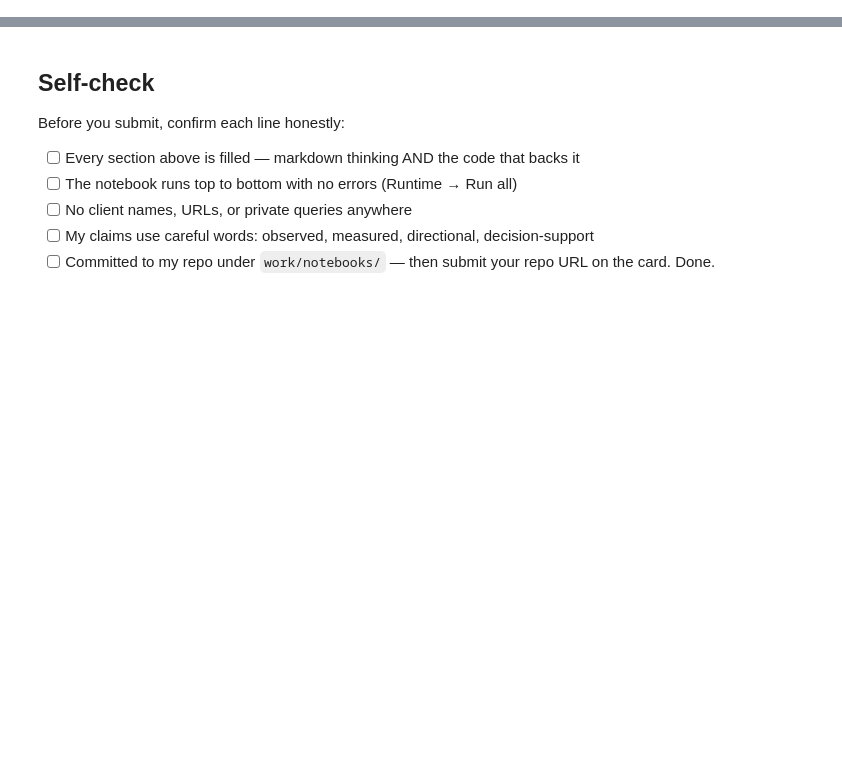
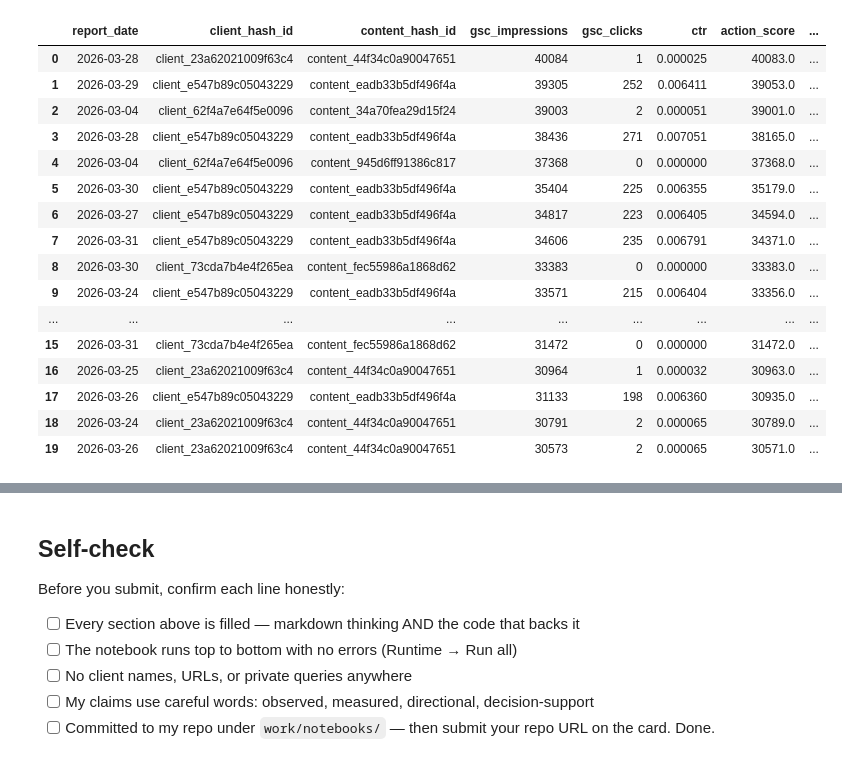
Before and after one commit to Ahsan-Qadeer/FlyRank-ML, a Jupyter notebook: work/notebooks/w04_baseline_score.ipynb, the cells around one changed output, grey strips where cells are left out. Saved outputs shown, nothing was run; the diff lists cells and outputs as text; code cells hidden in the pictures; blank space fills up the shorter version.

```diff
--- a/work/notebooks/w04_baseline_score.ipynb
+++ b/work/notebooks/w04_baseline_score.ipynb
@@ -140,3 +162,30 @@ print("\nCSV written successfully.")
+# %%
+top20 = con.sql("""
+SELECT *
+FROM read_csv_auto('work/outputs/baseline_action_score.csv')
+ORDER BY action_score DESC
+LIMIT 20
+""").df()
+
+top20
+# %% [output]
+|  | report_date | client_hash_id | content_hash_id | gsc_impressions | gsc_clicks | ctr | action_score | ... |
+| 0 | 2026-03-28 | client_23a62021009f63c4 | content_44f34c0a90047651 | 40084 | 1 | 0.000025 | 40083.0 | ... |
+| 1 | 2026-03-29 | client_e547b89c05043229 | content_eadb33b5df496f4a | 39305 | 252 | 0.006411 | 39053.0 | ... |
+| 2 | 2026-03-04 | client_62f4a7e64f5e0096 | content_34a70fea29d15f24 | 39003 | 2 | 0.000051 | 39001.0 | ... |
+| 3 | 2026-03-28 | client_e547b89c05043229 | content_eadb33b5df496f4a | 38436 | 271 | 0.007051 | 38165.0 | ... |
+| 4 | 2026-03-04 | client_62f4a7e64f5e0096 | content_945d6ff91386c817 | 37368 | 0 | 0.000000 | 37368.0 | ... |
+| 5 | 2026-03-30 | client_e547b89c05043229 | content_eadb33b5df496f4a | 35404 | 225 | 0.006355 | 35179.0 | ... |
+| 6 | 2026-03-27 | client_e547b89c05043229 | content_eadb33b5df496f4a | 34817 | 223 | 0.006405 | 34594.0 | ... |
+| 7 | 2026-03-31 | client_e547b89c05043229 | content_eadb33b5df496f4a | 34606 | 235 | 0.006791 | 34371.0 | ... |
+| 8 | 2026-03-30 | client_73cda7b4e4f265ea | content_fec55986a1868d62 | 33383 | 0 | 0.000000 | 33383.0 | ... |
+| 9 | 2026-03-24 | client_e547b89c05043229 | content_eadb33b5df496f4a | 33571 | 215 | 0.006404 | 33356.0 | ... |
+| ... | ... | ... | ... | ... | ... | ... | ... | ... |
+| 15 | 2026-03-31 | client_73cda7b4e4f265ea | content_fec55986a1868d62 | 31472 | 0 | 0.000000 | 31472.0 | ... |
+| 16 | 2026-03-25 | client_23a62021009f63c4 | content_44f34c0a90047651 | 30964 | 1 | 0.000032 | 30963.0 | ... |
+| 17 | 2026-03-26 | client_e547b89c05043229 | content_eadb33b5df496f4a | 31133 | 198 | 0.006360 | 30935.0 | ... |
+| 18 | 2026-03-24 | client_23a62021009f63c4 | content_44f34c0a90047651 | 30791 | 2 | 0.000065 | 30789.0 | ... |
+| 19 | 2026-03-26 | client_23a62021009f63c4 | content_44f34c0a90047651 | 30573 | 2 | 0.000065 | 30571.0 | ... |
 # %% [markdown]
 ## 4. Weak picks + leakage check
 
```
Also changed, not shown: parts of 11 cells of this notebook.
